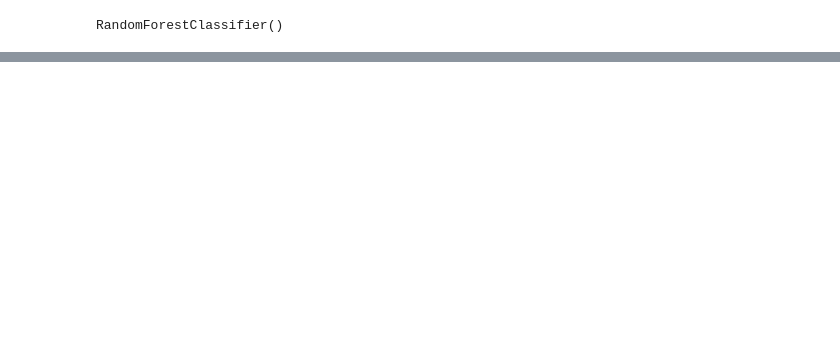
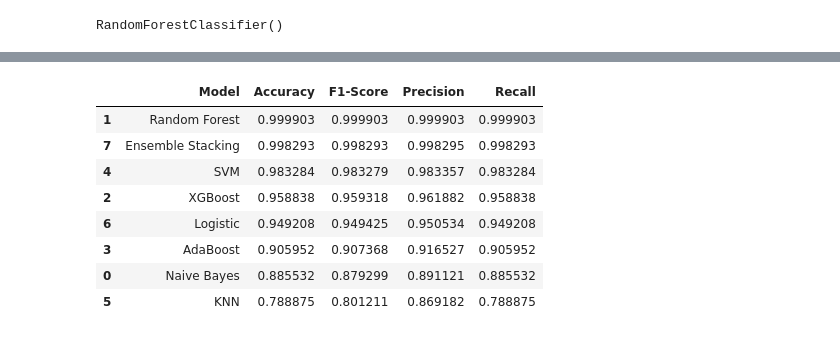
Before and after one commit to ApoKads/Cyberbullying-Detection, a Jupyter notebook: index.ipynb, the cells around one changed output, grey strips where cells are left out. Drawn from its saved outputs; the diff is of its cells as text; code cells hidden in the pictures; blank space fills up the shorter version.

```diff
--- a/index.ipynb
+++ b/index.ipynb
@@ -482,0 +681,75 @@ ValueError: Target is multiclass but average='binary'. Please choose another ave
+# %%
+from sklearn.metrics import accuracy_score, f1_score, precision_score, recall_score
+import pandas as pd
+
+# Buat dictionary dengan metrik untuk TRAINING data
+train_results = {
+    'Naive Bayes': {
+        'Accuracy': accuracy_score(y_train, nb_clf.predict(X_train)),
+        'F1-Score': f1_score(y_train, nb_clf.predict(X_train), average='weighted'),
+        'Precision': precision_score(y_train, nb_clf.predict(X_train), average='weighted'),
+        'Recall': recall_score(y_train, nb_clf.predict(X_train), average='weighted')
+    },
+    'Random Forest': {
+        'Accuracy': accuracy_score(y_train, rf_clf.predict(X_train)),
+        'F1-Score': f1_score(y_train, rf_clf.predict(X_train), average='weighted'),
+        'Precision': precision_score(y_train, rf_clf.predict(X_train), average='weighted'),
+        'Recall': recall_score(y_train, rf_clf.predict(X_train), average='weighted')
+    },
+    'XGBoost': {
+        'Accuracy': accuracy_score(y_train, xgb_clf.predict(X_train)),
+        'F1-Score': f1_score(y_train, xgb_clf.predict(X_train), average='weighted'),
+        'Precision': precision_score(y_train, xgb_clf.predict(X_train), average='weighted'),
+        'Recall': recall_score(y_train, xgb_clf.predict(X_train), average='weighted')
+    },
+    'AdaBoost': {
+        'Accuracy': accuracy_score(y_train, ada_clf.predict(X_train)),
+        'F1-Score': f1_score(y_train, ada_clf.predict(X_train), average='weighted'),
+        'Precision': precision_score(y_train, ada_clf.predict(X_train), average='weighted'),
+        'Recall': recall_score(y_train, ada_clf.predict(X_train), average='weighted')
+    },
+    'SVM': {
+        'Accuracy': accuracy_score(y_train, svm_clf.predict(X_train)),
+        'F1-Score': f1_score(y_train, svm_clf.predict(X_train), average='weighted'),
+        'Precision': precision_score(y_train, svm_clf.predict(X_train), average='weighted'),
+        'Recall': recall_score(y_train, svm_clf.predict(X_train), average='weighted')
+    },
+    'KNN': {
+        'Accuracy': accuracy_score(y_train, knn_clf.predict(X_train)),
+        'F1-Score': f1_score(y_train, knn_clf.predict(X_train), average='weighted'),
+        'Precision': precision_score(y_train, knn_clf.predict(X_train), average='weighted'),
+        'Recall': recall_score(y_train, knn_clf.predict(X_train), average='weighted')
+    },
+    'Logistic': {
+        'Accuracy': accuracy_score(y_train, logreg_clf.predict(X_train)),
+        'F1-Score': f1_score(y_train, logreg_clf.predict(X_train), average='weighted'),
+        'Precision': precision_score(y_train, logreg_clf.predict(X_train), average='weighted'),
+        'Recall': recall_score(y_train, logreg_clf.predict(X_train), average='weighted')
+    },
+    'Ensemble Stacking': {
+        'Accuracy': accuracy_score(y_train, stacking_clf.predict(X_train)),
+        'F1-Score': f1_score(y_train, stacking_clf.predict(X_train), average='weighted'),
+        'Precision': precision_score(y_train, stacking_clf.predict(X_train), average='weighted'),
+        'Recall': recall_score(y_train, stacking_clf.predict(X_train), average='weighted')
+    }
+}
+
+# Convert dictionary ke DataFrame
+train_results_df = pd.DataFrame.from_dict(train_results, orient='index').reset_index()
+train_results_df.columns = ['Model', 'Accuracy', 'F1-Score', 'Precision', 'Recall']
+
+# Urutkan berdasarkan Accuracy
+train_results_df = train_results_df.sort_values(by='Accuracy', ascending=False)
+
+# Tampilkan
+train_results_df
+# %% [output]
+|  | Model | Accuracy | F1-Score | Precision | Recall |
+| 1 | Random Forest | 0.999903 | 0.999903 | 0.999903 | 0.999903 |
+| 7 | Ensemble Stacking | 0.998293 | 0.998293 | 0.998295 | 0.998293 |
+| 4 | SVM | 0.983284 | 0.983279 | 0.983357 | 0.983284 |
+| 2 | XGBoost | 0.958838 | 0.959318 | 0.961882 | 0.958838 |
+| 6 | Logistic | 0.949208 | 0.949425 | 0.950534 | 0.949208 |
+| 3 | AdaBoost | 0.905952 | 0.907368 | 0.916527 | 0.905952 |
+| 0 | Naive Bayes | 0.885532 | 0.879299 | 0.891121 | 0.885532 |
+| 5 | KNN | 0.788875 | 0.801211 | 0.869182 | 0.788875 |
```
Also changed, not shown: parts of 21 cells of this notebook.
